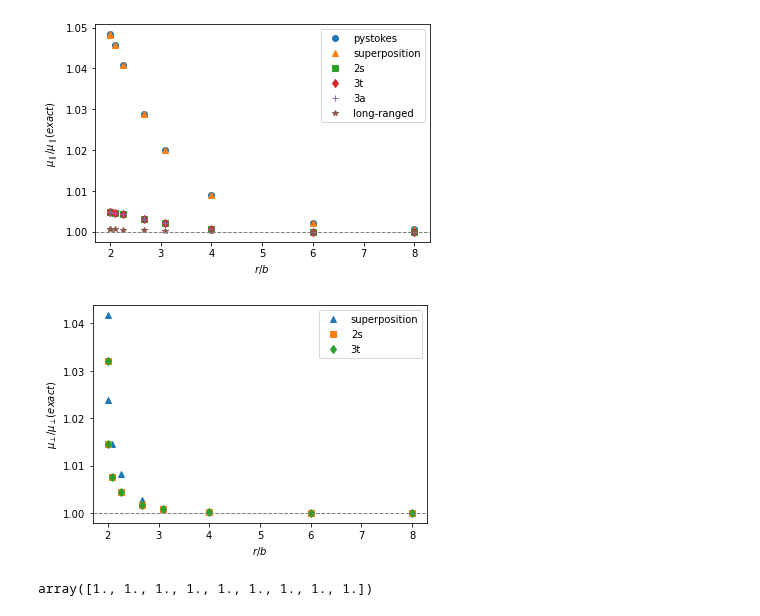
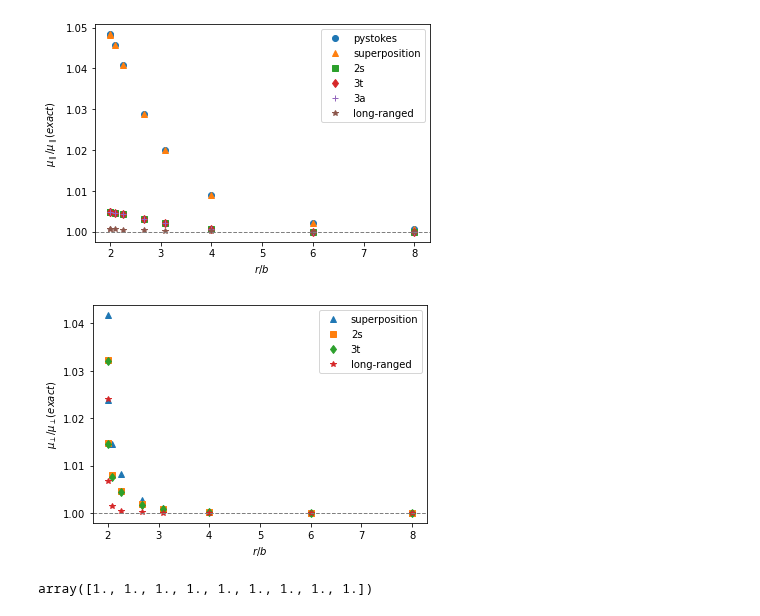
Before and after one commit to rajeshrinet/pystokes, a Jupyter notebook: examples/test-gt/passiveSpheres/2particlesLadd.ipynb, the cells around one changed output. Drawn from its saved outputs; the diff is of its cells as text; code cells hidden in the pictures.

```diff
--- a/examples/test-gt/passiveSpheres/2particlesLadd.ipynb
+++ b/examples/test-gt/passiveSpheres/2particlesLadd.ipynb
@@ -517,18 +546,18 @@ plt.show()
 # %%
 #plt.figure(figsize=(15,4))
 #plt.plot(rb, pstk_muPerp/muPerp, label='pystokes', marker='o', linestyle="None")
 plt.plot(rb, sp_muPerp/muPerp, label='superposition', marker='^', linestyle="None")
 plt.plot(rb, _2s_muPerp/muPerp, label='2s', marker='s', linestyle="None")
 plt.plot(rb, _3t_muPerp/muPerp, label='3t', marker='d', linestyle="None")
 #plt.plot(rb, _3a_muPerp/muPerp, label='3a', marker='+', linestyle="None")
-#plt.plot(rb, lr_muPerp/muPerp, label='long-ranged', marker='*', linestyle="None")
+plt.plot(rb, lr_muPerp/muPerp, label='long-ranged', marker='*', linestyle="None")
 plt.axhline(y=1., color='grey', linestyle='--', linewidth=1)
 plt.xlabel('$r/b$')
 plt.ylabel('$\mu_\perp/\mu_\perp(exact)$')
 plt.legend()
 plt.show()
 # %% [output]
-[figure, old version]
+[figure, new version]
 # %%
 _2s_muPara/_3t_muPara
 # %% [output]
```
Also changed, not shown: parts of 3 cells of this notebook, 12 other files.
